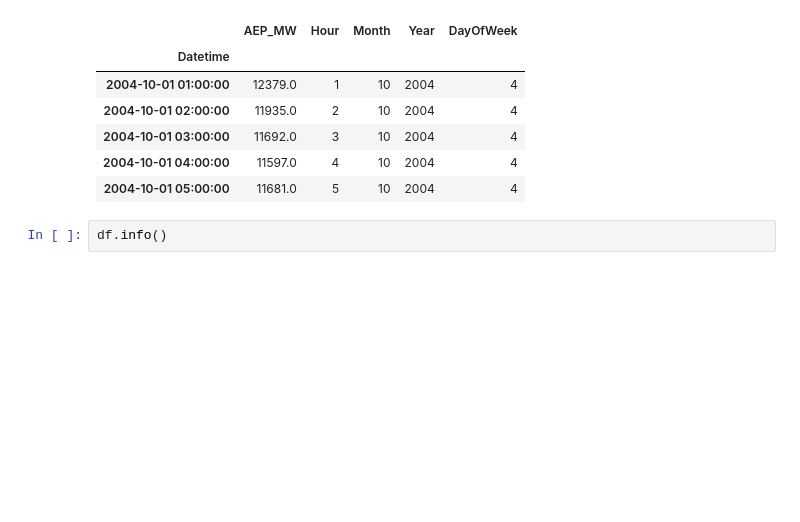
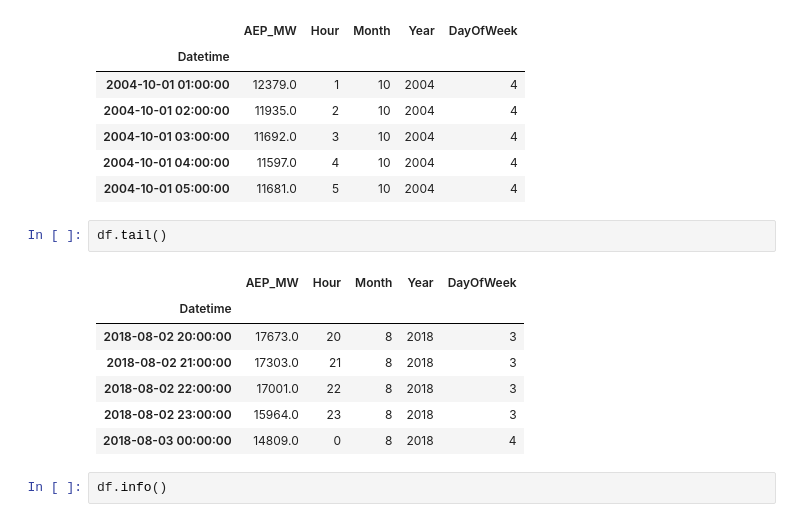
Before and after one commit to reimici/EnergyConsumptionAnalysis, a Jupyter notebook: notebook.ipynb, the cells around one changed output. Saved outputs shown, nothing was run; the diff lists cells and outputs as text; blank space fills up the shorter version.

```diff
--- a/notebook.ipynb
+++ b/notebook.ipynb
@@ -196,6 +203,16 @@ df.head()
 | 2004-10-01 03:00:00 | 11692.0 | 3 | 10 | 2004 | 4 |
 | 2004-10-01 04:00:00 | 11597.0 | 4 | 10 | 2004 | 4 |
 | 2004-10-01 05:00:00 | 11681.0 | 5 | 10 | 2004 | 4 |
+# %%
+df.tail()
+# %% [output]
+|  | AEP_MW | Hour | Month | Year | DayOfWeek |
+| Datetime |  |  |  |  |  |
+| 2018-08-02 20:00:00 | 17673.0 | 20 | 8 | 2018 | 3 |
+| 2018-08-02 21:00:00 | 17303.0 | 21 | 8 | 2018 | 3 |
+| 2018-08-02 22:00:00 | 17001.0 | 22 | 8 | 2018 | 3 |
+| 2018-08-02 23:00:00 | 15964.0 | 23 | 8 | 2018 | 3 |
+| 2018-08-03 00:00:00 | 14809.0 | 0 | 8 | 2018 | 4 |
 # %%
 df.info()
 # %% [output]
```
Also changed, not shown: parts of 27 cells of this notebook, 1 other file.
